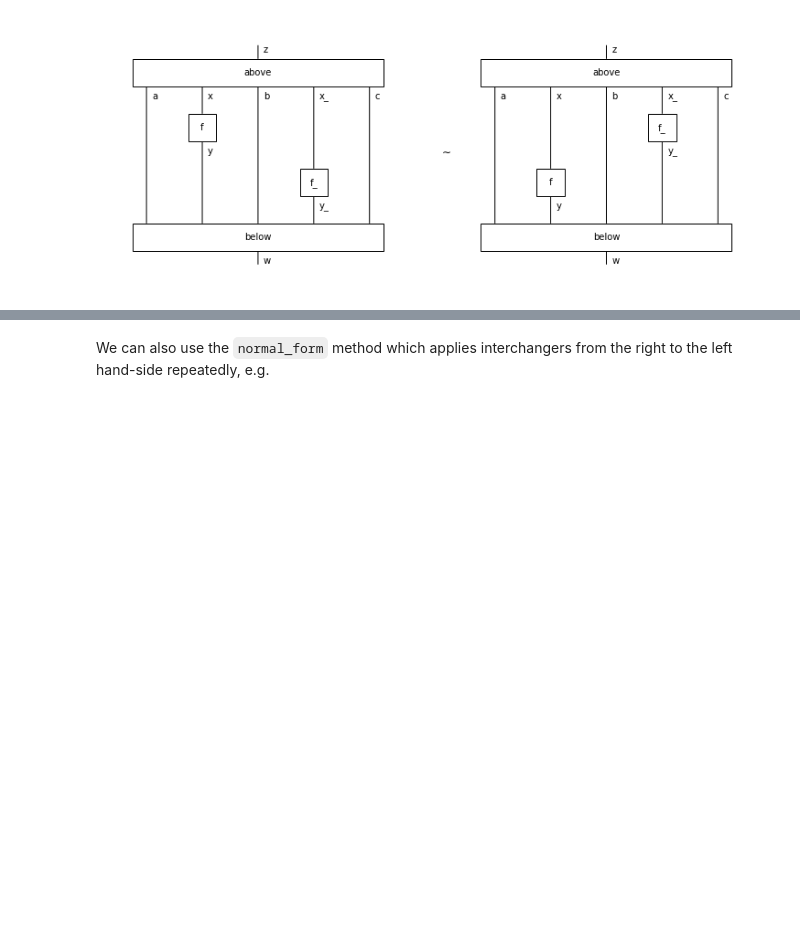
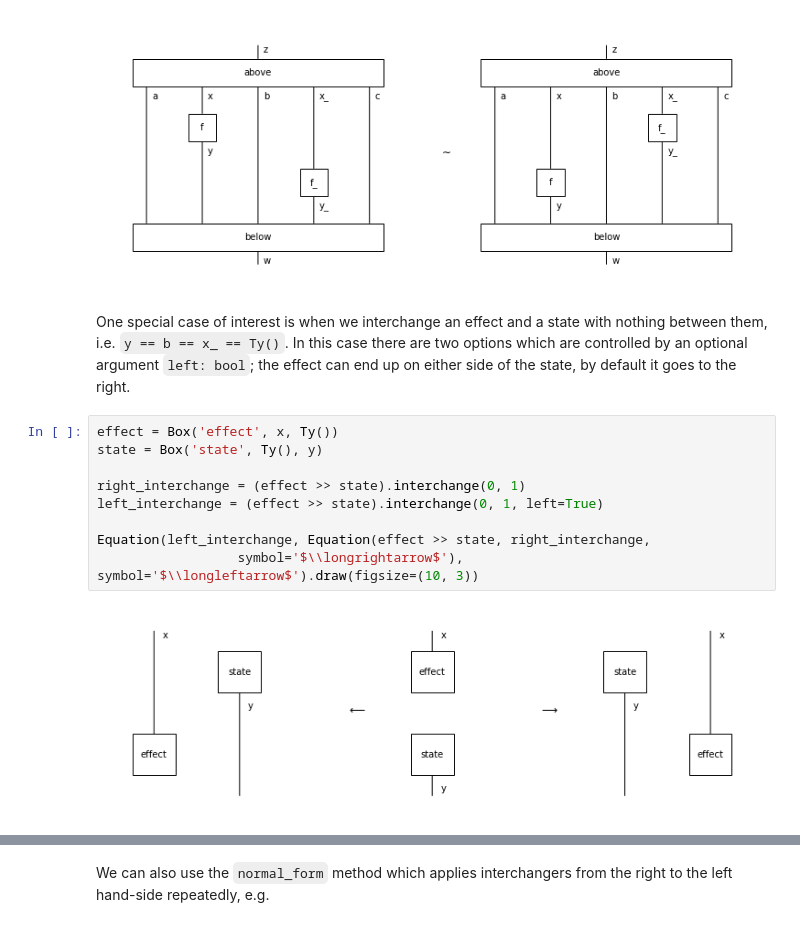
Before and after one commit to cnm13ryan/discopy, a Jupyter notebook: docs/notebooks/diagrams.ipynb, the cells around one changed output, grey strips where cells are left out. Saved outputs shown, nothing was run; the diff lists cells and outputs as text; blank space fills up the shorter version.

```diff
--- a/docs/notebooks/diagrams.ipynb
+++ b/docs/notebooks/diagrams.ipynb
@@ -546,3 +549,17 @@ assert RHS.interchange(1, 2) == LHS
 Equation(LHS, RHS, symbol="$\\sim$").draw(figsize=(10, 4))
 # %% [output]
 [figure]
+# %% [markdown]
+One special case of interest is when we interchange an effect and a state with nothing between them, i.e. `y == b == x_ == Ty()`.
+In this case there are two options which are controlled by an optional argument `left: bool`; the effect can end up on either side of the state, by default it goes to the right.
+# %%
+effect = Box('effect', x, Ty())
+state = Box('state', Ty(), y)
+
+right_interchange = (effect >> state).interchange(0, 1)
+left_interchange = (effect >> state).interchange(0, 1, left=True)
+
+Equation(left_interchange, Equation(effect >> state, right_interchange,
+                  symbol='$\\longrightarrow$'), symbol='$\\longleftarrow$').draw(figsize=(10, 3))
+# %% [output]
+[figure, added]
```
Also changed, not shown: parts of 17 cells of this notebook, 3 other files.
